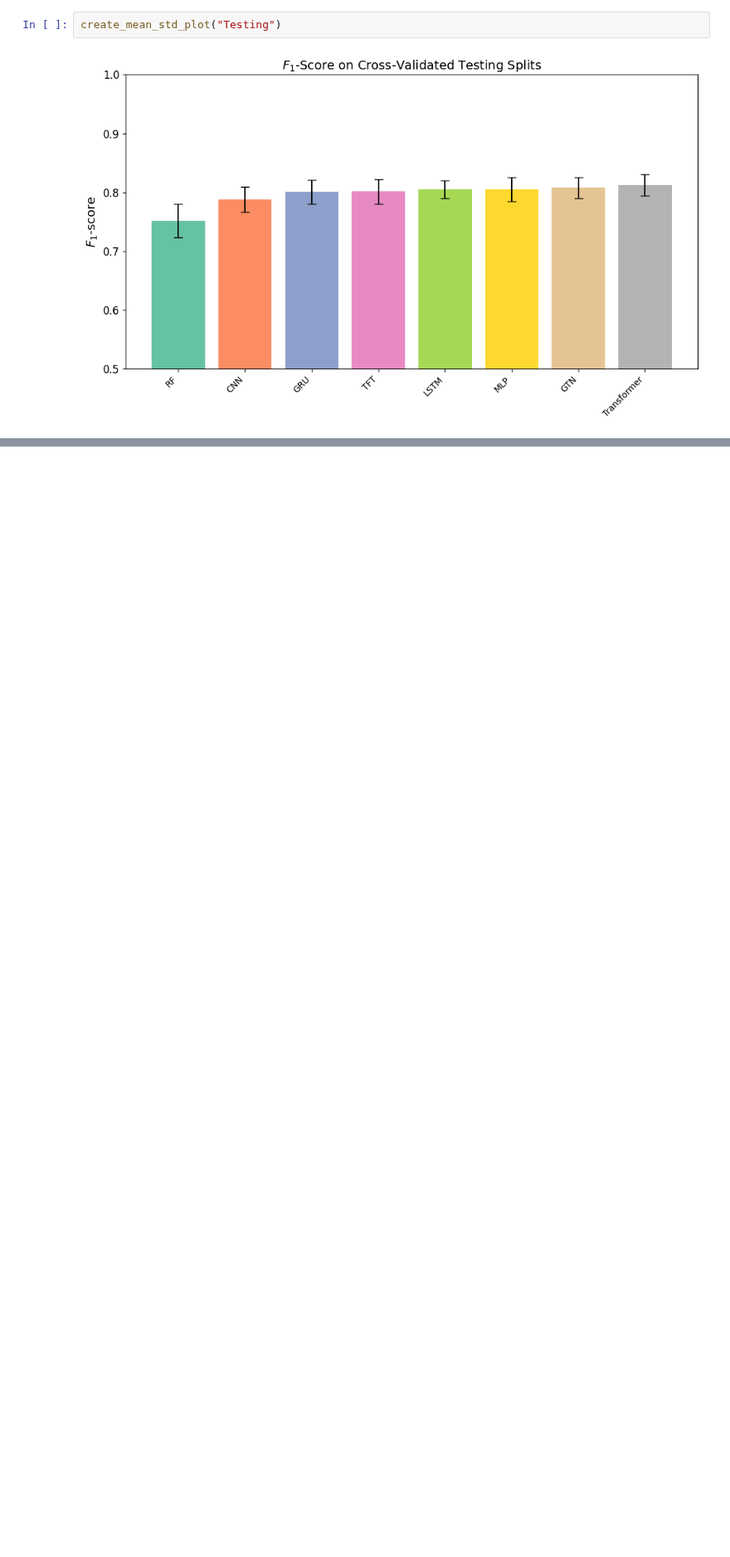
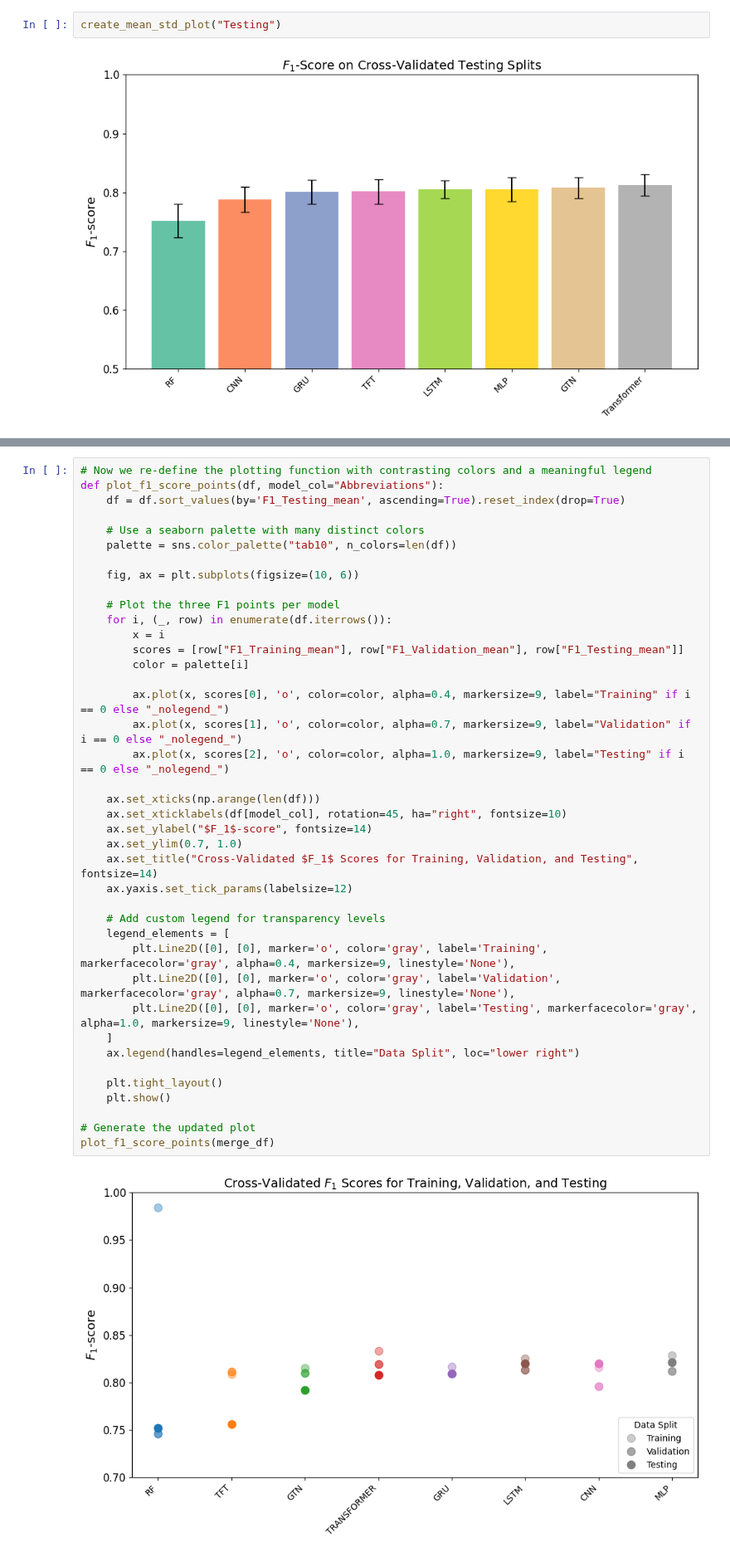
Before and after one commit to paulinebecker2002/mesogeos, a Jupyter notebook: outputs/F1_Score_Comparison.ipynb, the cells around one changed output, grey strips where cells are left out. Shown at 83% size. Drawn from its saved outputs; the diff is of its cells as text; blank space fills up the shorter version.

```diff
--- a/outputs/F1_Score_Comparison.ipynb
+++ b/outputs/F1_Score_Comparison.ipynb
@@ -150,0 +154,42 @@ plot_f1_score_points(merge_df)
+# %%
+# Now we re-define the plotting function with contrasting colors and a meaningful legend
+def plot_f1_score_points(df, model_col="Abbreviations"):
+    df = df.sort_values(by='F1_Testing_mean', ascending=True).reset_index(drop=True)
+
+    # Use a seaborn palette with many distinct colors
+    palette = sns.color_palette("tab10", n_colors=len(df))
+
+    fig, ax = plt.subplots(figsize=(10, 6))
+
+    # Plot the three F1 points per model
+    for i, (_, row) in enumerate(df.iterrows()):
+        x = i
+        scores = [row["F1_Training_mean"], row["F1_Validation_mean"], row["F1_Testing_mean"]]
+        color = palette[i]
+
+        ax.plot(x, scores[0], 'o', color=color, alpha=0.4, markersize=9, label="Training" if i == 0 else "_nolegend_")
+        ax.plot(x, scores[1], 'o', color=color, alpha=0.7, markersize=9, label="Validation" if i == 0 else "_nolegend_")
+        ax.plot(x, scores[2], 'o', color=color, alpha=1.0, markersize=9, label="Testing" if i == 0 else "_nolegend_")
+
+    ax.set_xticks(np.arange(len(df)))
+    ax.set_xticklabels(df[model_col], rotation=45, ha="right", fontsize=10)
+    ax.set_ylabel("$F_1$-score", fontsize=14)
+    ax.set_ylim(0.7, 1.0)
+    ax.set_title("Cross-Validated $F_1$ Scores for Training, Validation, and Testing", fontsize=14)
+    ax.yaxis.set_tick_params(labelsize=12)
+
+    # Add custom legend for transparency levels
+    legend_elements = [
+        plt.Line2D([0], [0], marker='o', color='gray', label='Training', markerfacecolor='gray', alpha=0.4, markersize=9, linestyle='None'),
+        plt.Line2D([0], [0], marker='o', color='gray', label='Validation', markerfacecolor='gray', alpha=0.7, markersize=9, linestyle='None'),
+        plt.Line2D([0], [0], marker='o', color='gray', label='Testing', markerfacecolor='gray', alpha=1.0, markersize=9, linestyle='None'),
+    ]
+    ax.legend(handles=legend_elements, title="Data Split", loc="lower right")
+
+    plt.tight_layout()
+    plt.show()
+
+# Generate the updated plot
+plot_f1_score_points(merge_df)
+# %% [output]
+[figure, added]
```
Also changed, not shown: parts of 20 cells of this notebook, 23 other files.
